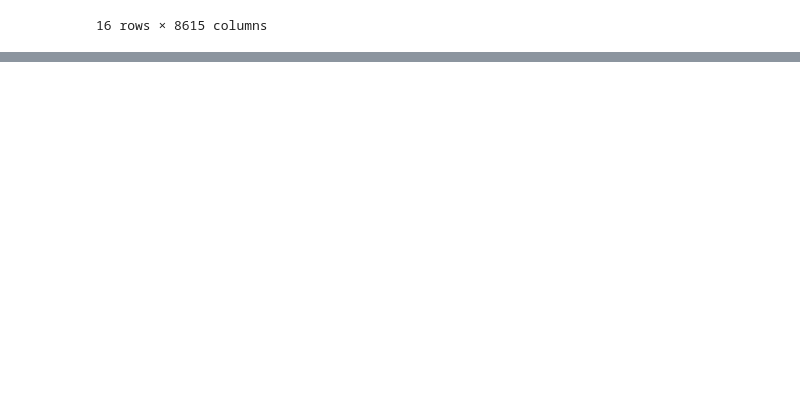
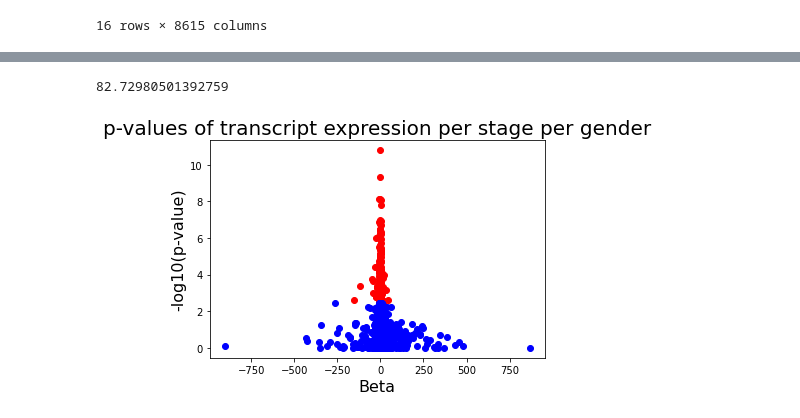
Before and after one commit to rstix287/qbb2020-answers, a Jupyter notebook: week7-assignment/Commands and Plots.ipynb, the cells around one changed output, grey strips where cells are left out. Drawn from its saved outputs; the diff is of its cells as text; code cells hidden in the pictures; blank space fills up the shorter version.

```diff
--- a/week7-assignment/Commands and Plots.ipynb
+++ b/week7-assignment/Commands and Plots.ipynb
@@ -141,0 +179,22 @@ ValueError: endog has evaluated to an array with multiple columns that has shape
+# %%
+# repeat analysis controlling for sex
+pval_sex = []
+beta_sex = []
+for tran in range(0, len(transcripts)):
+    arr_transcript = np.array(diff_exp_df[transcripts[tran]])
+    arr_trans_float = []
+    for val in range(0, len(arr_transcript)):
+        arr_trans_float.append(float(arr_transcript[val]))
+    df = pd.DataFrame({'y':arr_trans_float, 'x':stage, 'z': gender})
+    model = smf.ols(formula = "y ~ x + z", data = df)
+    results = model.fit()
+    pval_sex.append(results.pvalues[1])
+    beta_sex.append(results.params[5])
+# %%
+# determine genes with diff expression with FDR of 10% written to file
+pval_sex_df = pd.DataFrame({'transcript': transcripts, 'pvalue': pval_sex, 'beta': beta_sex})
+FDR_pval_sex = np.array(pval_sex_df['transcript'][multitest.multipletests(pval_sex_df["pvalue"], method = "fdr_bh", alpha = 0.10)[0]])
+np.savetxt('genes_diff_exp_gender_FDR0.10.txt', FDR_pval_sex, fmt='%s')
+pval_sex_df['logP'] = -1 * np.log10(pval_sex_df['pvalue'])
+pval_sex_df['FDR'] = multitest.multipletests(pval_sex_df["pvalue"], method = "fdr_bh", alpha = 0.10)[0]
+pval_sex_df
@@ -141,0 +215,23 @@ ValueError: endog has evaluated to an array with multiple columns that has shape
+# %%
+# calculate percent overlap
+count = 0
+for trans in range(0, len(FDR_pval_sex)):
+    if FDR_pval_sex[trans] in FDR_pval:
+        count += 1
+
+percent_overlap = (count/len(FDR_pval))*100
+percent_overlap
+# %% [output]
+82.72980501392759
+# %%
+# plot volcano
+fig, ax = plt.subplots()
+ax.scatter(pval_sex_df["beta"][pval_sex_df['FDR'] == True], pval_sex_df["logP"][pval_sex_df['FDR'] == True], color = 'Red')
+ax.scatter(pval_sex_df["beta"][pval_sex_df['FDR'] == False], pval_sex_df["logP"][pval_sex_df['FDR'] == False], color = 'Blue')
+plt.xlabel("Beta", fontsize = 16)
+plt.ylabel("-log10(p-value)", fontsize = 16)
+plt.title("p-values of transcript expression per stage per gender", fontsize=20)
+
+plt.show()
+# %% [output]
+[figure, added]
```
Also changed, not shown: parts of 10 cells of this notebook, 2 other files.
